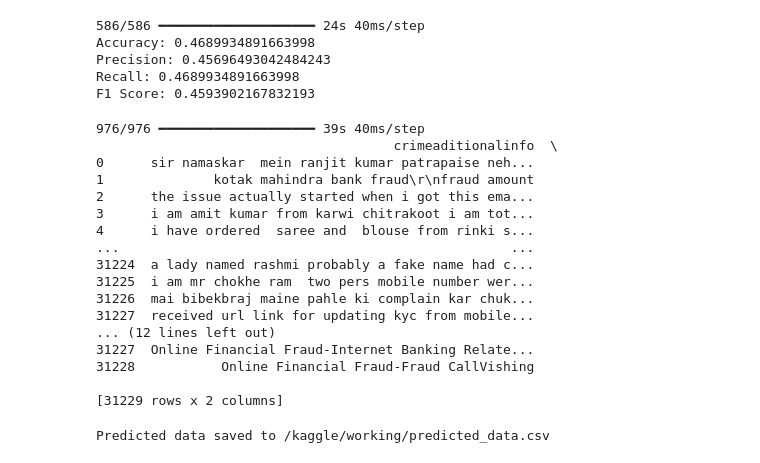
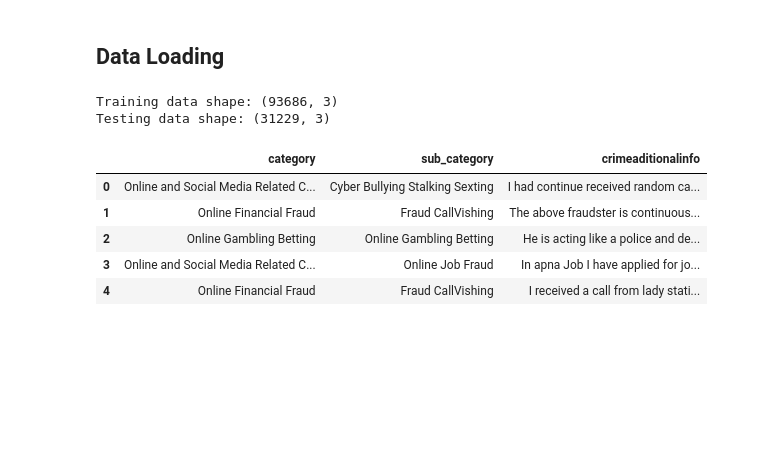
Before and after one commit to lohitkolluri/CyberGuard-AI-Hackathon, a Jupyter notebook: india-ai-hackathon.ipynb, the cells around one changed output. Cells and saved outputs as stored; diff of their text form; code cells hidden in the pictures; blank space fills up the shorter version.

```diff
--- a/india-ai-hackathon.ipynb
+++ b/india-ai-hackathon.ipynb
@@ -143,48 +1,29 @@ Epoch 20/20
-# %%
-# Step 5: Model Evaluation
-y_pred = np.argmax(model.predict(X_val), axis=-1)
-print("Accuracy:", accuracy_score(y_val, y_pred))
-print("Precision:", precision_score(y_val, y_pred, average='weighted', zero_division=0))
-print("Recall:", recall_score(y_val, y_pred, average='weighted'))
-print("F1 Score:", f1_score(y_val, y_pred, average='weighted'))
-# %% [output]
-586/586 ━━━━━━━━━━━━━━━━━━━━ 24s 40ms/step
-Accuracy: 0.4689934891663998
-Precision: 0.45696493042484243
-Recall: 0.4689934891663998
-F1 Score: 0.4593902167832193
-# %%
-test_predictions = np.argmax(model.predict(test_data['crimeaditionalinfo']), axis=-1)
-test_data['predicted_labels'] = le.inverse_transform(test_predictions)
-print(test_data[['crimeaditionalinfo', 'predicted_labels']])
-# %% [output]
-976/976 ━━━━━━━━━━━━━━━━━━━━ 39s 40ms/step
-                                      crimeaditionalinfo  \
-0      sir namaskar  mein ranjit kumar patrapaise neh...
-1              kotak mahindra bank fraud\r\nfraud amount
-2      the issue actually started when i got this ema...
-3      i am amit kumar from karwi chitrakoot i am tot...
-4      i have ordered  saree and  blouse from rinki s...
-...                                                  ...
-31224  a lady named rashmi probably a fake name had c...
-31225  i am mr chokhe ram  two pers mobile number wer...
-31226  mai bibekbraj maine pahle ki complain kar chuk...
-31227  received url link for updating kyc from mobile...
-... (12 lines left out)
-31227  Online Financial Fraud-Internet Banking Relate...
-31228           Online Financial Fraud-Fraud CallVishing
-
-[31229 rows x 2 columns]
-# %%
-output = test_data[['crimeaditionalinfo', 'predicted_labels']]
-
-# Define the path and name for your output file
-output_file_path = '/kaggle/working/predicted_data.csv'
-
-# Save to CSV
-output.to_csv(output_file_path, index=False)
-
-# Display a message to confirm file has been saved
-print(f"Predicted data saved to {output_file_path}")
-# %% [output]
-Predicted data saved to /kaggle/working/predicted_data.csv
+# %% [markdown]
+## Data Loading
+# %%
+# Import necessary libraries
+import pandas as pd
+
+# Load the datasets
+train_df = pd.read_csv('/kaggle/input/hackathon/train.csv')
+test_df = pd.read_csv('/kaggle/input/hackathon/test.csv')
+
+# Ensure all text columns are strings
+train_df['crimeaditionalinfo'] = train_df['crimeaditionalinfo'].astype(str)
+test_df['crimeaditionalinfo'] = test_df['crimeaditionalinfo'].astype(str)
+
+# Display dataset shapes
+print("Training data shape:", train_df.shape)
+print("Testing data shape:", test_df.shape)
+
+# Preview datasets
+train_df.head()
+# %% [output]
+Training data shape: (93686, 3)
+Testing data shape: (31229, 3)
+|  | category | sub_category | crimeaditionalinfo |
+| 0 | Online and Social Media Related C... | Cyber Bullying Stalking Sexting | I had continue received random ca... |
+| 1 | Online Financial Fraud | Fraud CallVishing | The above fraudster is continuous... |
+| 2 | Online Gambling Betting | Online Gambling Betting | He is acting like a police and de... |
+| 3 | Online and Social Media Related C... | Online Job Fraud | In apna Job I have applied for jo... |
+| 4 | Online Financial Fraud | Fraud CallVishing | I received a call from lady stati... |
```
Also changed, not shown: parts of 21 cells of this notebook.
